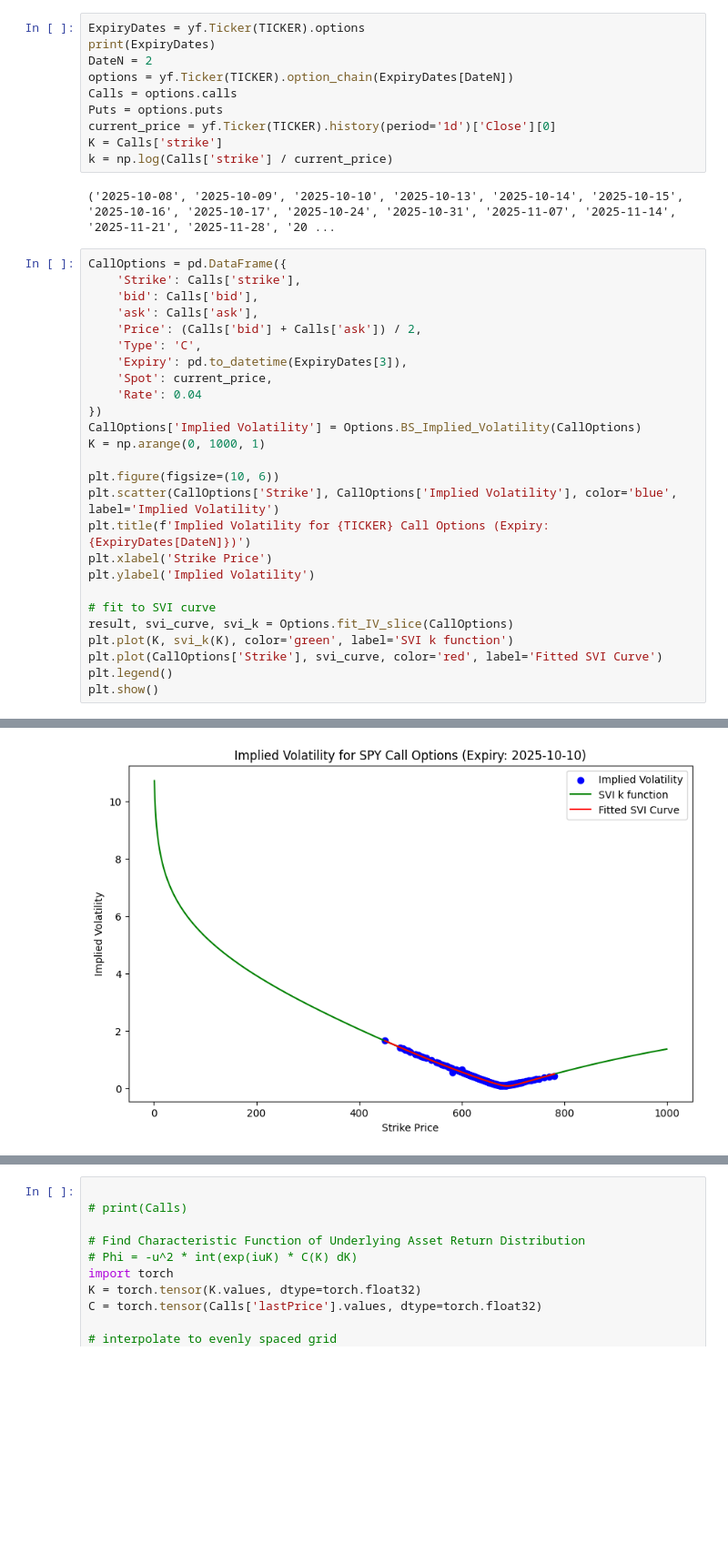
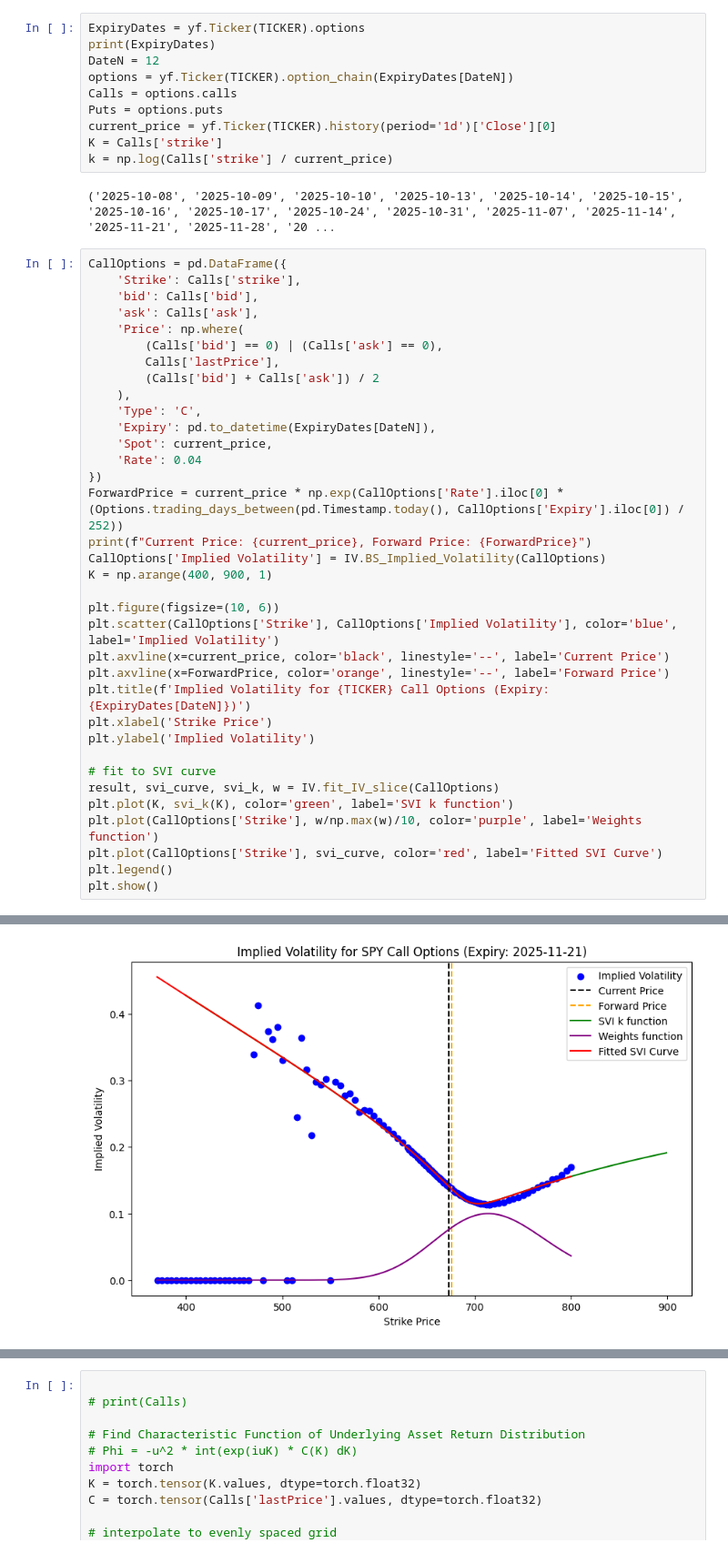
Before and after one commit to AdamDanklefsen/Quant, a Jupyter notebook: OptionsProject/Options_GPR.ipynb, the cells around one changed output, grey strips where cells are left out. Shown at 91% size. Cells and saved outputs as stored; diff of their text form; blank space fills up the shorter version.

```diff
--- a/OptionsProject/Options_GPR.ipynb
+++ b/OptionsProject/Options_GPR.ipynb
@@ -10,7 +13,7 @@ TICKER = 'SPY'
 # %%
 ExpiryDates = yf.Ticker(TICKER).options
 print(ExpiryDates)
-DateN = 2
+DateN = 12
 options = yf.Ticker(TICKER).option_chain(ExpiryDates[DateN])
 Calls = options.calls
 Puts = options.puts
@@ -24,24 +27,33 @@ CallOptions = pd.DataFrame({
     'Strike': Calls['strike'],
     'bid': Calls['bid'],
     'ask': Calls['ask'],
-    'Price': (Calls['bid'] + Calls['ask']) / 2,
+    'Price': np.where(
+        (Calls['bid'] == 0) | (Calls['ask'] == 0),
+        Calls['lastPrice'],
+        (Calls['bid'] + Calls['ask']) / 2
+    ),
     'Type': 'C',
-    'Expiry': pd.to_datetime(ExpiryDates[3]),
+    'Expiry': pd.to_datetime(ExpiryDates[DateN]),
     'Spot': current_price,
     'Rate': 0.04
 })
-CallOptions['Implied Volatility'] = Options.BS_Implied_Volatility(CallOptions)
-K = np.arange(0, 1000, 1)
+ForwardPrice = current_price * np.exp(CallOptions['Rate'].iloc[0] * (Options.trading_days_between(pd.Timestamp.today(), CallOptions['Expiry'].iloc[0]) / 252))
+print(f"Current Price: {current_price}, Forward Price: {ForwardPrice}")
+CallOptions['Implied Volatility'] = IV.BS_Implied_Volatility(CallOptions)
+K = np.arange(400, 900, 1)
 
 plt.figure(figsize=(10, 6))
 plt.scatter(CallOptions['Strike'], CallOptions['Implied Volatility'], color='blue', label='Implied Volatility')
+plt.axvline(x=current_price, color='black', linestyle='--', label='Current Price')
+plt.axvline(x=ForwardPrice, color='orange', linestyle='--', label='Forward Price')
 plt.title(f'Implied Volatility for {TICKER} Call Options (Expiry: {ExpiryDates[DateN]})')
 plt.xlabel('Strike Price')
 plt.ylabel('Implied Volatility')
 
 # fit to SVI curve
-result, svi_curve, svi_k = Options.fit_IV_slice(CallOptions)
+result, svi_curve, svi_k, w = IV.fit_IV_slice(CallOptions)
 plt.plot(K, svi_k(K), color='green', label='SVI k function')
+plt.plot(CallOptions['Strike'], w/np.max(w)/10, color='purple', label='Weights function')
 plt.plot(CallOptions['Strike'], svi_curve, color='red', label='Fitted SVI Curve')
 plt.legend()
 plt.show()
@@ -60,2 +78,2 @@ Fitted SVI parameters: a=-0.10671928291927943, b=0.2029236678440793, rho=-0.1190
-[figure, old version]
+[figure, new version]
 # %%
```
Also changed, not shown: parts of 4 cells of this notebook, 5 other files.
